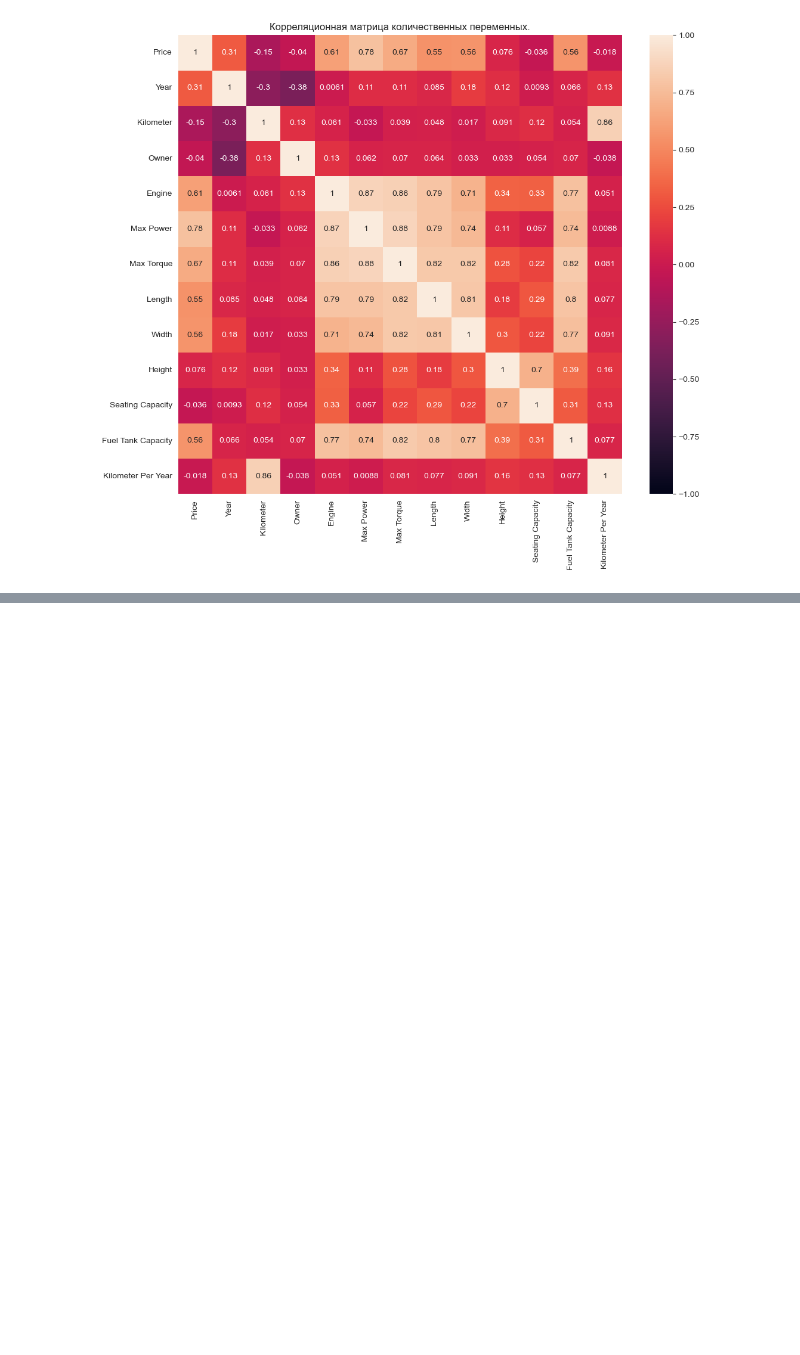
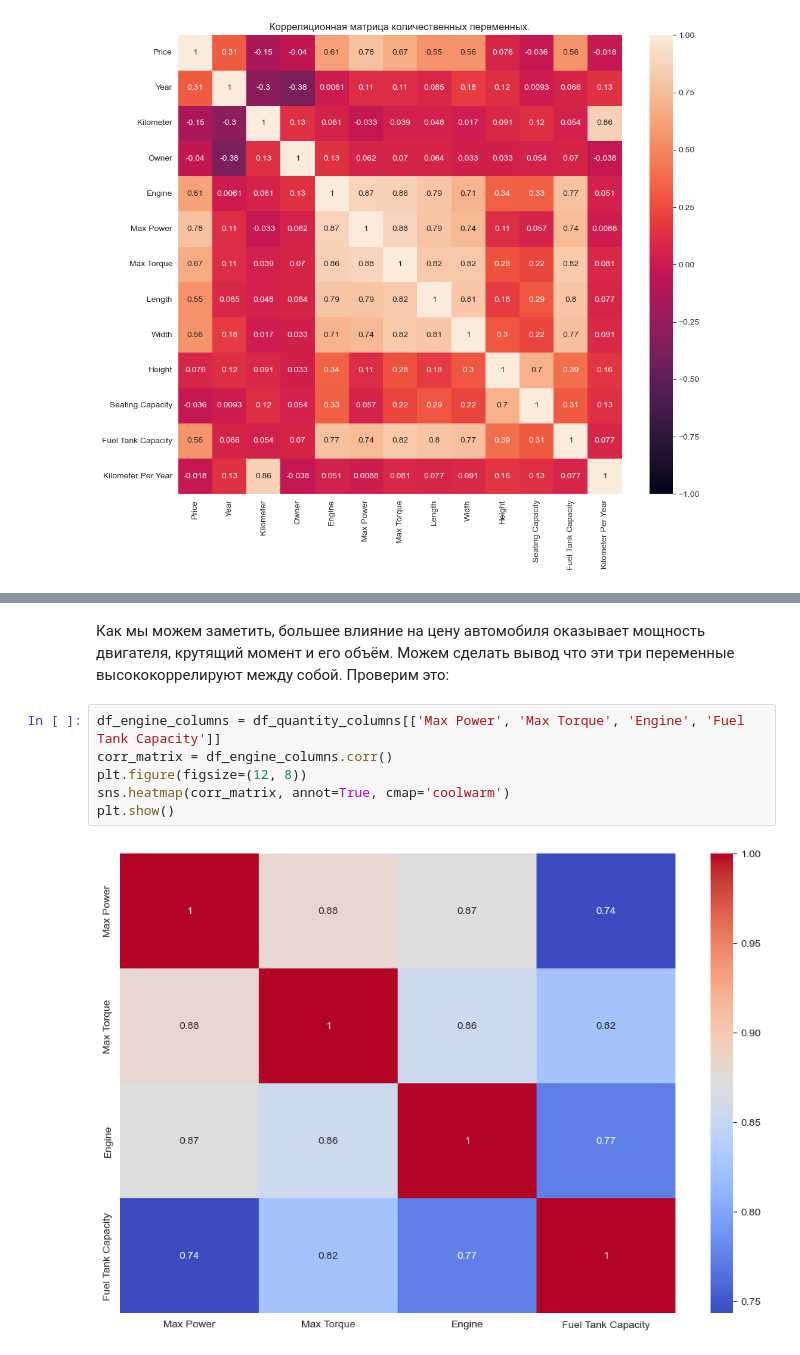
Before and after one commit to brshtsk/hell-in-python, a Jupyter notebook: Проект-авто.ipynb, the cells around one changed output, grey strips where cells are left out. Cells and saved outputs as stored; diff of their text form; blank space fills up the shorter version.

```diff
--- a/Проект-авто.ipynb
+++ b/Проект-авто.ipynb
@@ -532,0 +542,10 @@ plt.show()
+# %% [markdown]
+Как мы можем заметить, большее влияние на цену автомобиля оказывает мощность двигателя, крутящий момент и его объём. Можем сделать вывод что эти три переменные высококоррелируют между собой. Проверим это:
+# %%
+df_engine_columns = df_quantity_columns[['Max Power', 'Max Torque', 'Engine', 'Fuel Tank Capacity']]
+corr_matrix = df_engine_columns.corr()
+plt.figure(figsize=(12, 8))
+sns.heatmap(corr_matrix, annot=True, cmap='coolwarm')
+plt.show()
+# %% [output]
+[figure, added]
```
Also changed, not shown: parts of 6 cells of this notebook.
